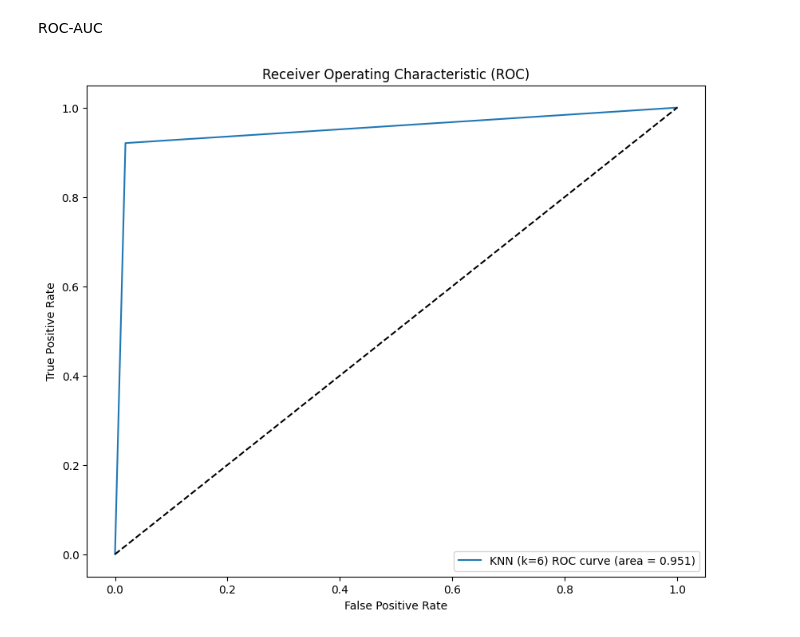
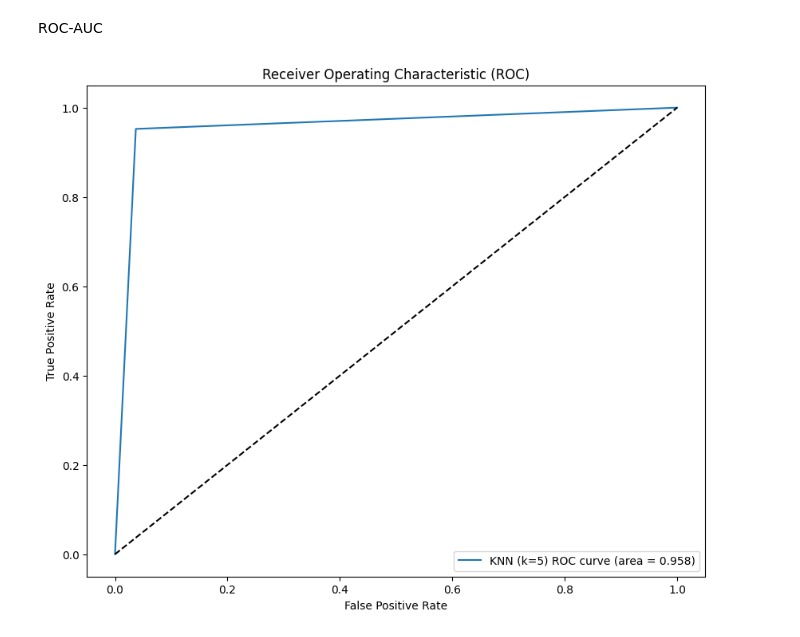
Before and after one commit to farzah14/Diagnosis-Cancer, a Jupyter notebook: knn_classifications.ipynb, the cells around one changed output. Cells and saved outputs as stored; diff of their text form; code cells hidden in the pictures.

```diff
--- a/knn_classifications.ipynb
+++ b/knn_classifications.ipynb
@@ -245,7 +286,7 @@ y_test = encode.transform(y_test)
 # %% [markdown]
 Feature Scaling
 # %%
-scaling = StandardScaler()
+scaling = MinMaxScaler()
 X_train = scaling.fit_transform(X_train)
 X_test = scaling.transform(X_test)
 # %% [markdown]
@@ -311,14 +359,14 @@ ROC-AUC
 # %%
 fpr, tpr, thresholds = roc_curve(y_test, y_predict)
 roc_auc = auc(fpr, tpr)
 
 plt.figure(figsize=(10,8))
-plt.plot(fpr, tpr, label=f'KNN (k={6}) ROC curve (area = {roc_auc:.3f})')
+plt.plot(fpr, tpr, label=f'KNN (k={5}) ROC curve (area = {roc_auc:.3f})')
 plt.plot([0,1], [0,1], 'k--')
 plt.xlabel('False Positive Rate')
 plt.ylabel('True Positive Rate')
 plt.title('Receiver Operating Characteristic (ROC)')
 plt.legend(loc='lower right')
 plt.show()
 # %% [output]
-[figure, old version]
+[figure, new version]
```
Also changed, not shown: parts of 14 cells of this notebook.
